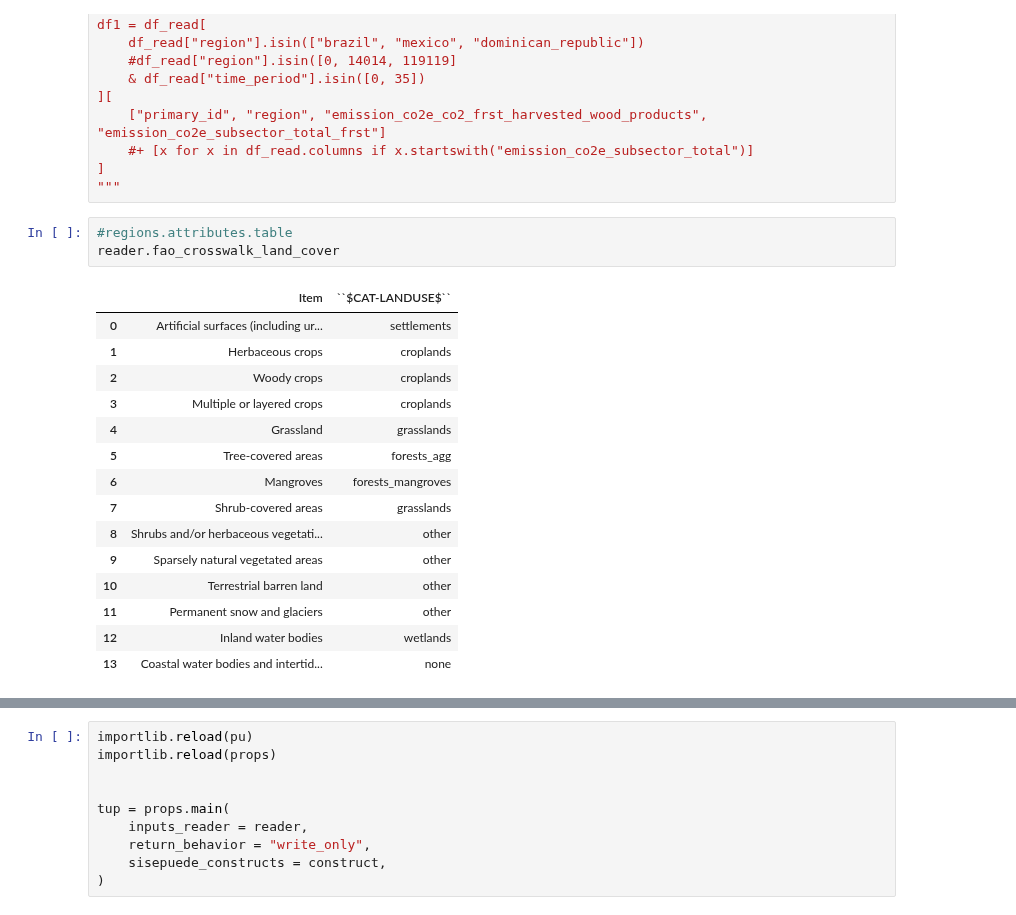
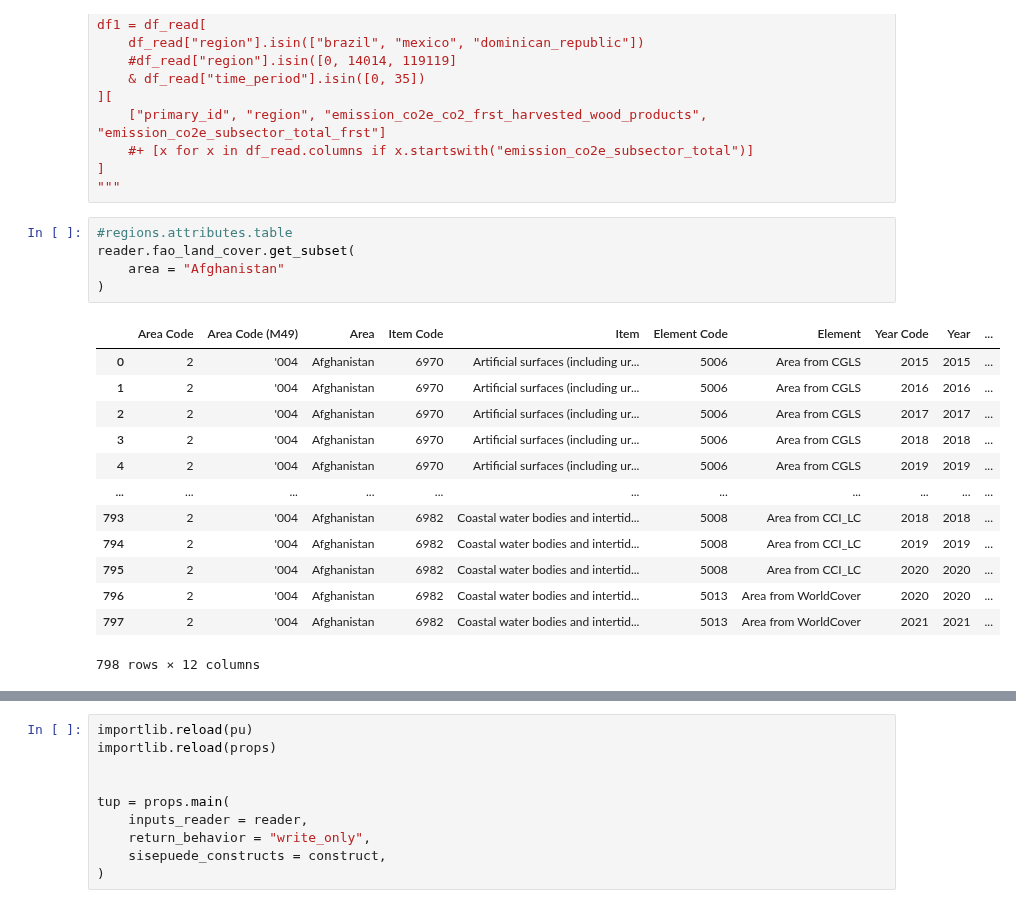
Before and after one commit to jcsyme/sisepuede, a Jupyter notebook: python/data_construct-build_fertilizer_input_data.ipynb, the cells around one changed output, grey strips where cells are left out. Cells and saved outputs as stored; diff of their text form.

```diff
--- a/python/data_construct-build_fertilizer_input_data.ipynb
+++ b/python/data_construct-build_fertilizer_input_data.ipynb
@@ -311,20 +149,20 @@ df1 = df_read[
 """
 # %%
 #regions.attributes.table
-reader.fao_crosswalk_land_cover
+reader.fao_land_cover.get_subset(
+    area = "Afghanistan"
+)
 # %% [output]
-|  | Item | ``$CAT-LANDUSE$`` |
-| 0 | Artificial surfaces (including ur... | settlements |
-| 1 | Herbaceous crops | croplands |
-| 2 | Woody crops | croplands |
-| 3 | Multiple or layered crops | croplands |
-| 4 | Grassland | grasslands |
-| 5 | Tree-covered areas | forests_agg |
-| 6 | Mangroves | forests_mangroves |
-| 7 | Shrub-covered areas | grasslands |
-| 8 | Shrubs and/or herbaceous vegetati... | other |
-| 9 | Sparsely natural vegetated areas | other |
-| 10 | Terrestrial barren land | other |
-| 11 | Permanent snow and glaciers | other |
-| 12 | Inland water bodies | wetlands |
-| 13 | Coastal water bodies and intertid... | none |
+|  | Area Code | Area Code (M49) | Area | Item Code | Item | Element Code | Element | Year Code | Year | ... |
+| 0 | 2 | '004 | Afghanistan | 6970 | Artificial surfaces (including ur... | 5006 | Area from CGLS | 2015 | 2015 | ... |
+| 1 | 2 | '004 | Afghanistan | 6970 | Artificial surfaces (including ur... | 5006 | Area from CGLS | 2016 | 2016 | ... |
+| 2 | 2 | '004 | Afghanistan | 6970 | Artificial surfaces (including ur... | 5006 | Area from CGLS | 2017 | 2017 | ... |
+| 3 | 2 | '004 | Afghanistan | 6970 | Artificial surfaces (including ur... | 5006 | Area from CGLS | 2018 | 2018 | ... |
+| 4 | 2 | '004 | Afghanistan | 6970 | Artificial surfaces (including ur... | 5006 | Area from CGLS | 2019 | 2019 | ... |
+| ... | ... | ... | ... | ... | ... | ... | ... | ... | ... | ... |
+| 793 | 2 | '004 | Afghanistan | 6982 | Coastal water bodies and intertid... | 5008 | Area from CCI_LC | 2018 | 2018 | ... |
+| 794 | 2 | '004 | Afghanistan | 6982 | Coastal water bodies and intertid... | 5008 | Area from CCI_LC | 2019 | 2019 | ... |
+| 795 | 2 | '004 | Afghanistan | 6982 | Coastal water bodies and intertid... | 5008 | Area from CCI_LC | 2020 | 2020 | ... |
+| 796 | 2 | '004 | Afghanistan | 6982 | Coastal water bodies and intertid... | 5013 | Area from WorldCover | 2020 | 2020 | ... |
+| 797 | 2 | '004 | Afghanistan | 6982 | Coastal water bodies and intertid... | 5013 | Area from WorldCover | 2021 | 2021 | ... |
+798 rows × 12 columns
```
Also changed, not shown: parts of 13 cells of this notebook, 2 other files.
